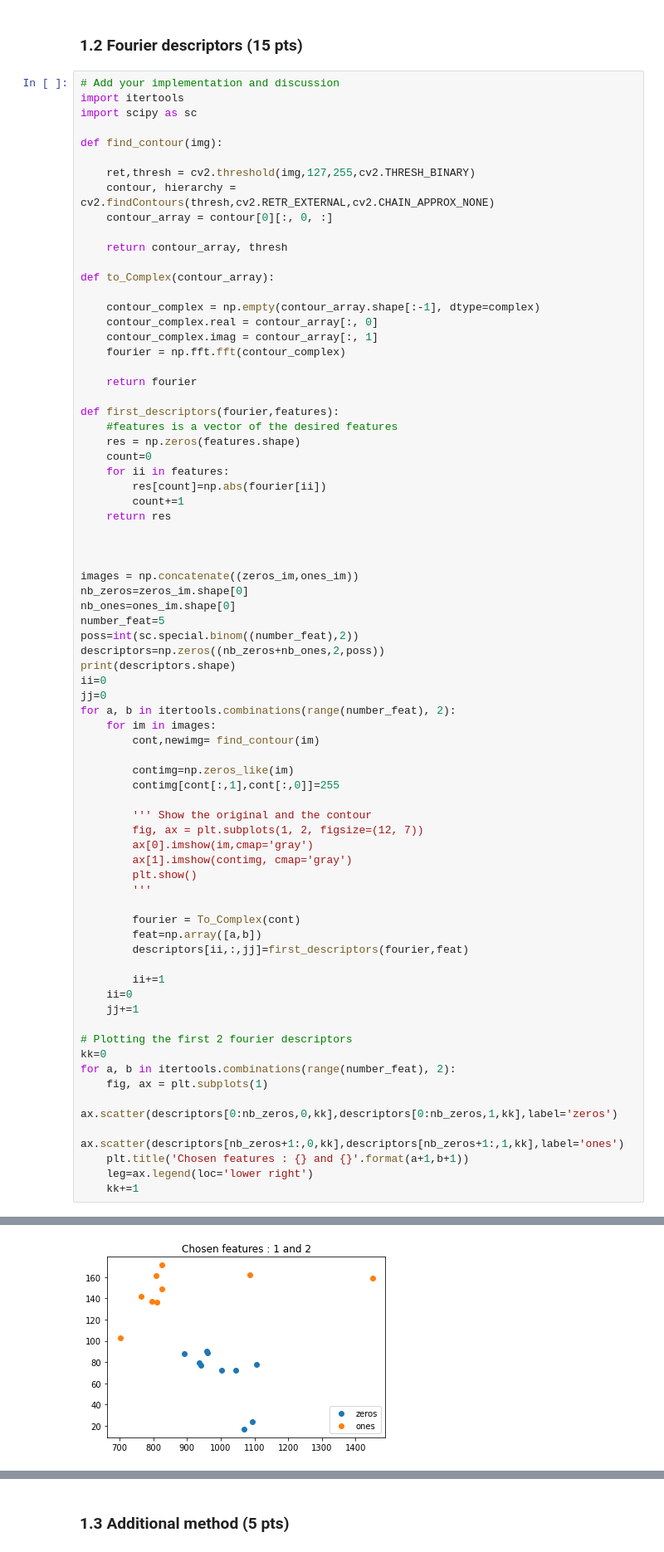
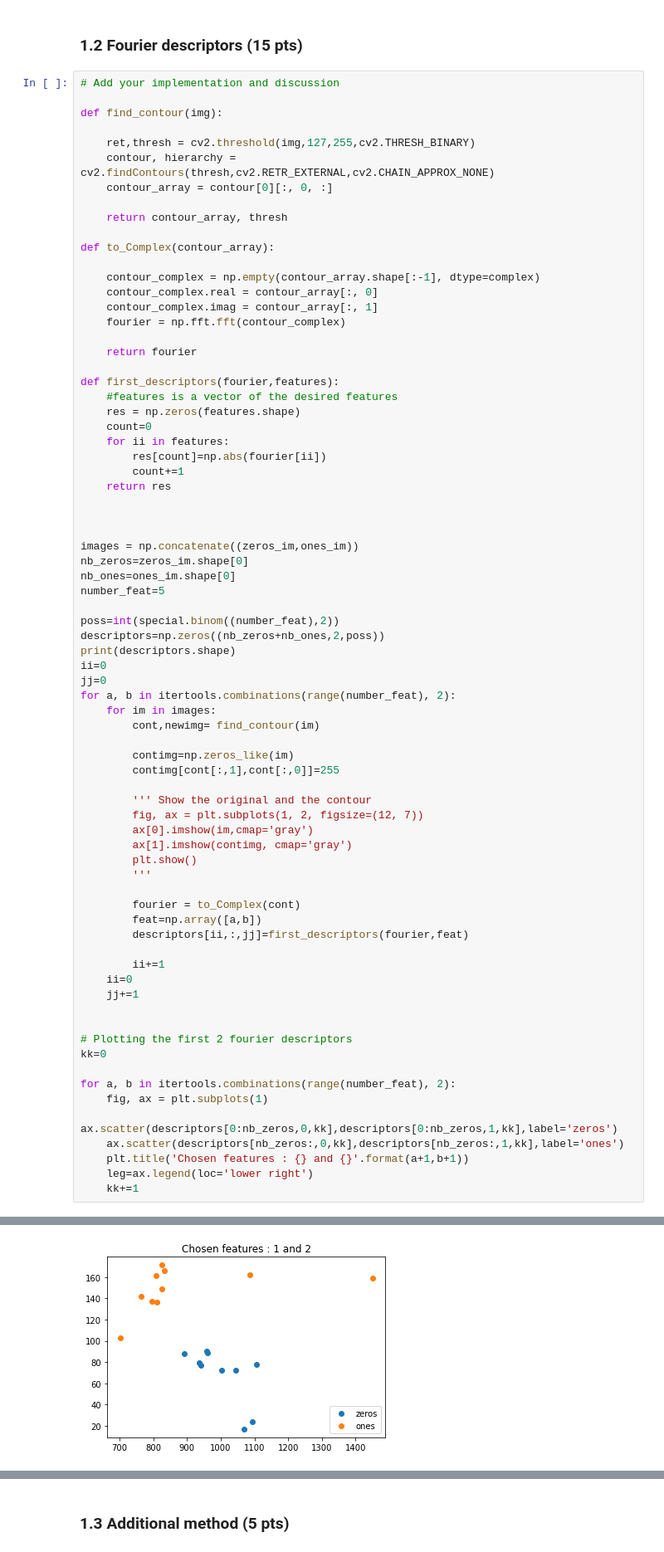
Before and after one commit to aamoros8/IAPR_EPFL, a Jupyter notebook: labs/lab_02_object_description.ipynb, the cells around one changed output, grey strips where cells are left out. Shown: that part at 83% size. Drawn from its saved outputs; the diff is of its cells as text.

```diff
--- a/labs/lab_02_object_description.ipynb
+++ b/labs/lab_02_object_description.ipynb
@@ -95,8 +97,6 @@ for ax, im, nm in zip(axes[1], ones_im, ones_names):
 ### 1.2 Fourier descriptors (15 pts)
 # %%
 # Add your implementation and discussion
-import itertools
-import scipy as sc
 
 def find_contour(img):
 
@@ -130,7 +130,8 @@ images = np.concatenate((zeros_im,ones_im))
 nb_zeros=zeros_im.shape[0]
 nb_ones=ones_im.shape[0]
 number_feat=5
-poss=int(sc.special.binom((number_feat),2))
+
+poss=int(special.binom((number_feat),2))
 descriptors=np.zeros((nb_zeros+nb_ones,2,poss))
 print(descriptors.shape)
 ii=0
@@ -139,33 +140,35 @@ for a, b in itertools.combinations(range(number_feat), 2):
     for im in images:
         cont,newimg= find_contour(im)
 
         contimg=np.zeros_like(im)
         contimg[cont[:,1],cont[:,0]]=255
 
         ''' Show the original and the contour
         fig, ax = plt.subplots(1, 2, figsize=(12, 7))
         ax[0].imshow(im,cmap='gray')
         ax[1].imshow(contimg, cmap='gray')
         plt.show()
         '''
 
-        fourier = To_Complex(cont)
+        fourier = to_Complex(cont)
         feat=np.array([a,b])
         descriptors[ii,:,jj]=first_descriptors(fourier,feat)
 
         ii+=1
     ii=0
     jj+=1
 
+
 # Plotting the first 2 fourier descriptors
 kk=0
+
 for a, b in itertools.combinations(range(number_feat), 2):
     fig, ax = plt.subplots(1)
     ax.scatter(descriptors[0:nb_zeros,0,kk],descriptors[0:nb_zeros,1,kk],label='zeros')
-    ax.scatter(descriptors[nb_zeros+1:,0,kk],descriptors[nb_zeros+1:,1,kk],label='ones')
+    ax.scatter(descriptors[nb_zeros:,0,kk],descriptors[nb_zeros:,1,kk],label='ones')
     plt.title('Chosen features : {} and {}'.format(a+1,b+1))
     leg=ax.legend(loc='lower right')
     kk+=1
 # %% [output]
 (20, 2, 10)
-[figure, old version]
+[figure, new version]
```
Also changed, not shown: parts of 5 cells of this notebook.
